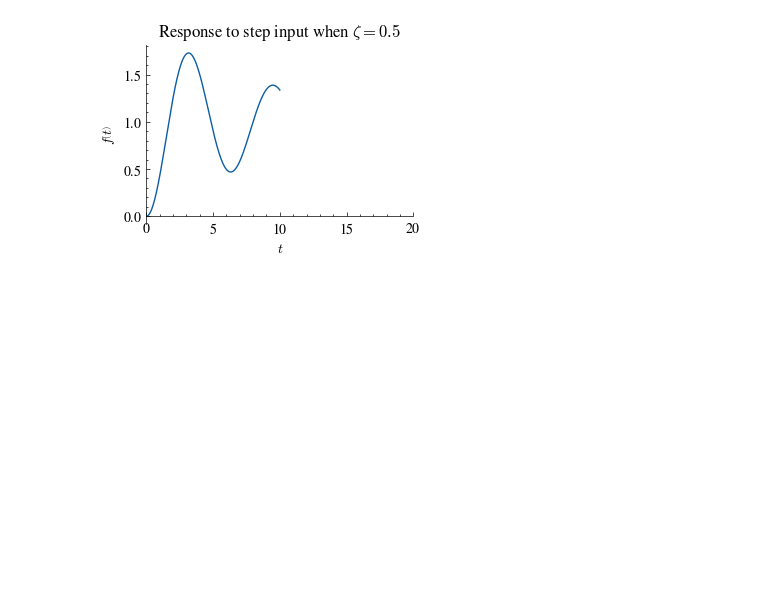
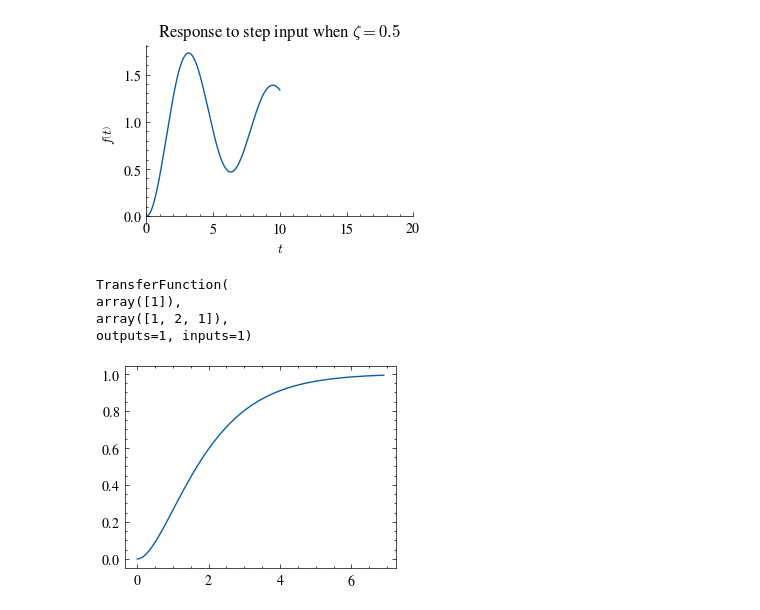
Before and after one commit to ODARI-CHARLES1/ControlEngineering-Notebook, a Jupyter notebook: Notebooks/SecondOrderSystem/SecondOrder.ipynb, the cells around one changed output. Drawn from its saved outputs; the diff is of its cells as text; code cells hidden in the pictures; blank space fills up the shorter version.

Commit message:
Chore: using step function from control to implement step response of a second order system critically damped system

```diff
--- a/Notebooks/SecondOrderSystem/SecondOrder.ipynb
+++ b/Notebooks/SecondOrderSystem/SecondOrder.ipynb
@@ -38,3 +40,18 @@ sp.plot(C_t.subs({zeta:0.1,w:1}),xlim=[0,20],title="Response to step input when
 plt.show()
 # %% [output]
 [figure]
+# %%
+tf=mt.tf([1],[1,2,1])
+tf
+# %% [output]
+TransferFunction(
+array([1]),
+array([1, 2, 1]),
+outputs=1, inputs=1)
+# %%
+response=ctrl.step_response(tf)
+# %%
+plt.plot(response[1],response[0])
+plt.show()
+# %% [output]
+[figure, added]
```
Also changed, not shown: parts of 2 cells of this notebook.
